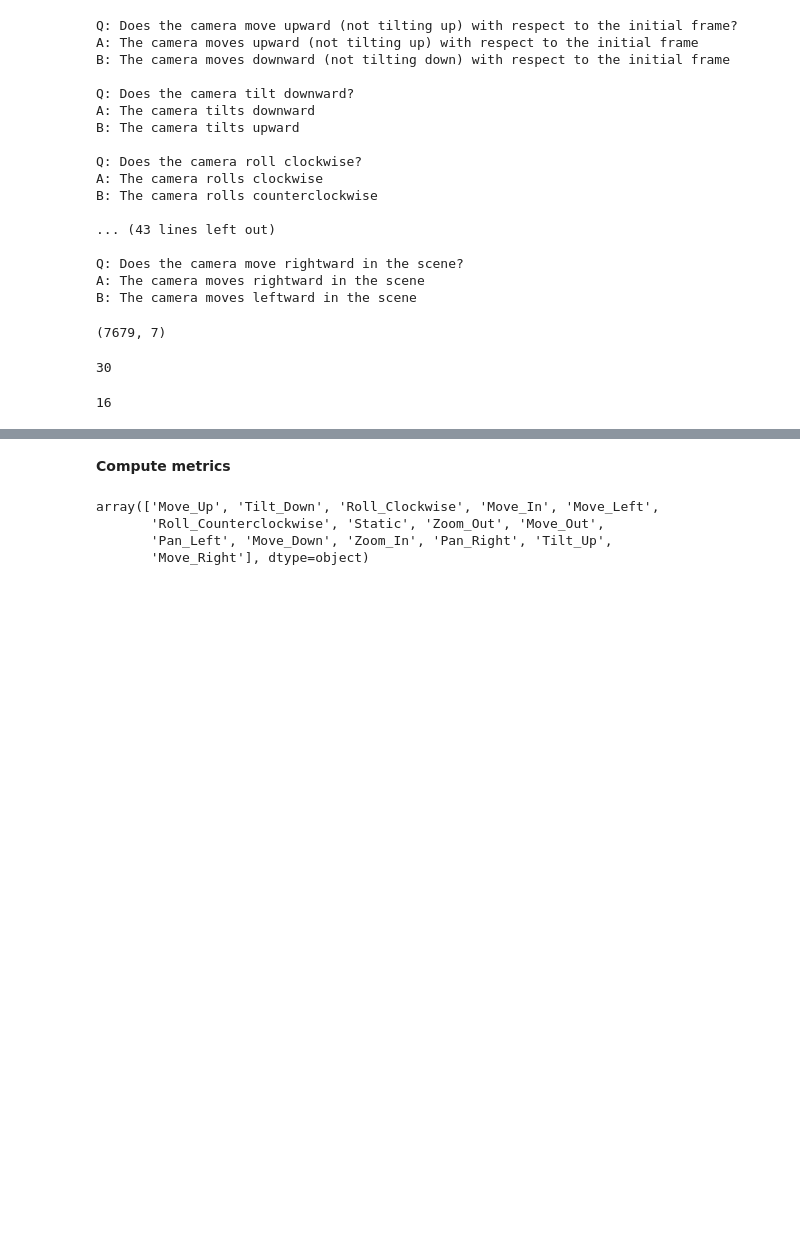
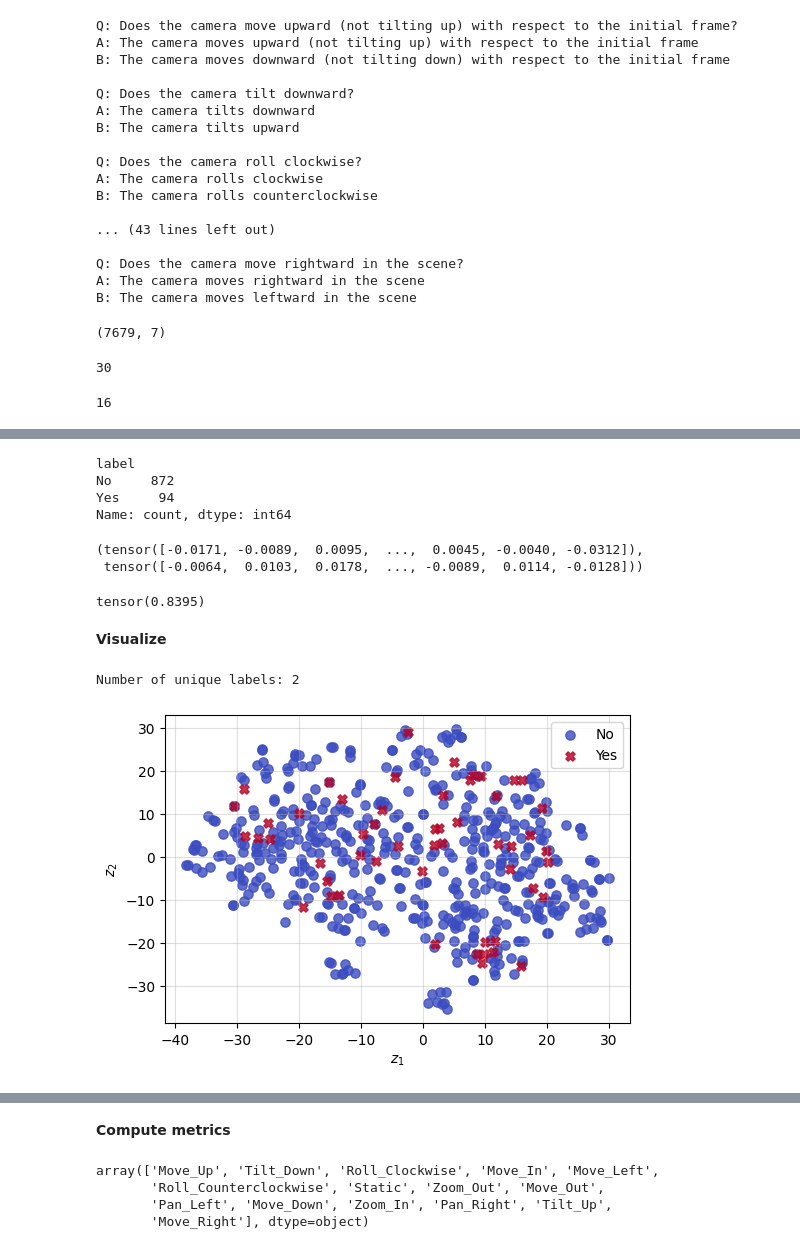
Before and after one commit to bpiyush/CaReBench, a Jupyter notebook: notebooks/camerabench_evaluation.ipynb, the cells around one changed output, grey strips where cells are left out. Drawn from its saved outputs; the diff is of its cells as text; code cells hidden in the pictures; blank space fills up the shorter version.

```diff
--- a/notebooks/camerabench_evaluation.ipynb
+++ b/notebooks/camerabench_evaluation.ipynb
@@ -285,0 +302,48 @@ len(text_feat)
+# %%
+subdf.label.value_counts()
+# %% [output]
+label
+No     872
+Yes     94
+Name: count, dtype: int64
+# %%
+sent_pos = "The camera is static"
+sent_neg = "The camera is not static"
+with torch.no_grad():
+    zt_pos = encoder.encode_text(sent_pos)
+    zt_pos = torch.nn.functional.normalize(zt_pos, dim=-1).cpu().squeeze().float()
+    zt_neg = encoder.encode_text(sent_neg)
+    zt_neg = torch.nn.functional.normalize(zt_neg, dim=-1).cpu().squeeze().float()
+zt_pos, zt_neg
+# %% [output]
+(tensor([-0.0171, -0.0089,  0.0095,  ...,  0.0045, -0.0040, -0.0312]),
+ tensor([-0.0064,  0.0103,  0.0178,  ..., -0.0089,  0.0114, -0.0128]))
+# %%
+correct = []
+for i in range(len(subdf)):
+    row = subdf.iloc[i]
+    zv = video_feat[row.video_id]
+    sim_pos = zv @ zt_pos.T
+    sim_neg = zv @ zt_neg.T
+
+    if row.label == "Yes":
+        correct.append(sim_pos > sim_neg)
+    else:
+        correct.append(sim_neg > sim_pos)
+
+correct = torch.tensor(correct)
+correct.float().mean()
+# %% [output]
+tensor(0.8395)
+# %% [markdown]
+**Visualize**
+# %%
+_df = df[df.task == 'Move_Out']
+su.visualize.show_projections_with_labels(
+    torch.stack([video_feat[k] for k in _df.video_id]),
+    labels=_df.label.tolist(),
+    legend_outside=False, legend_ncol=1, cmap='coolwarm', legend=True, method='tsne', s=45
+)
+# %% [output]
+Number of unique labels: 2
+[figure, added]
```
Also changed, not shown: parts of 11 cells of this notebook.
